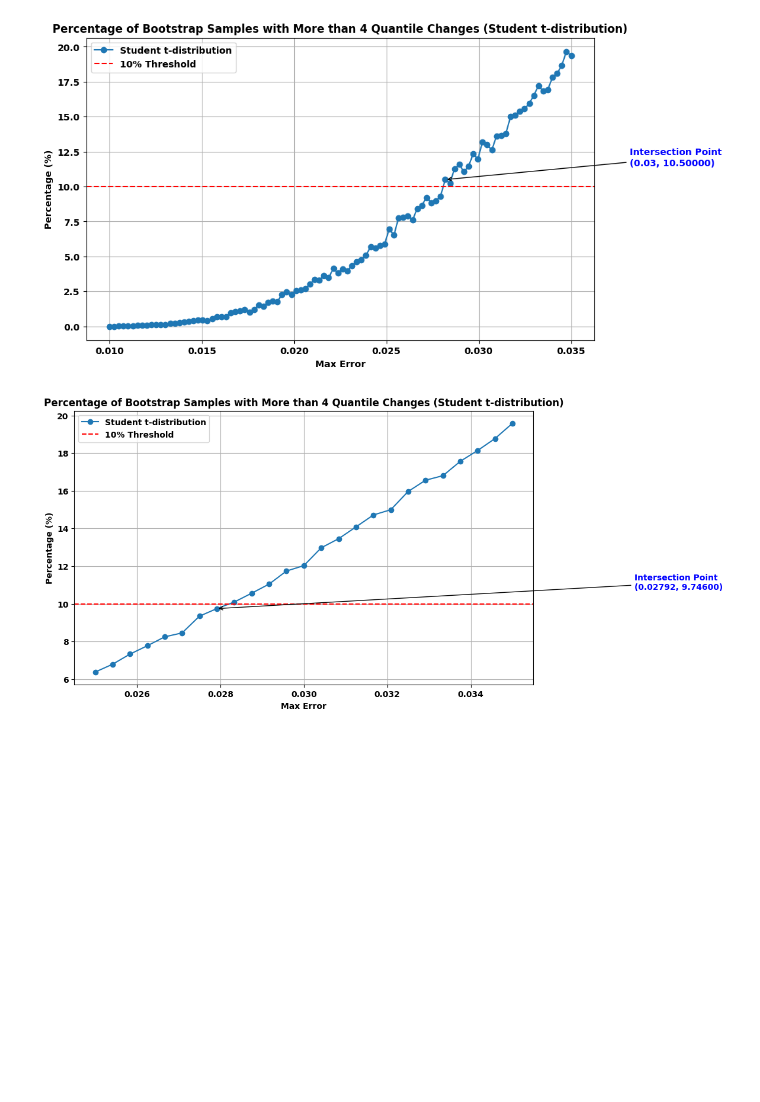
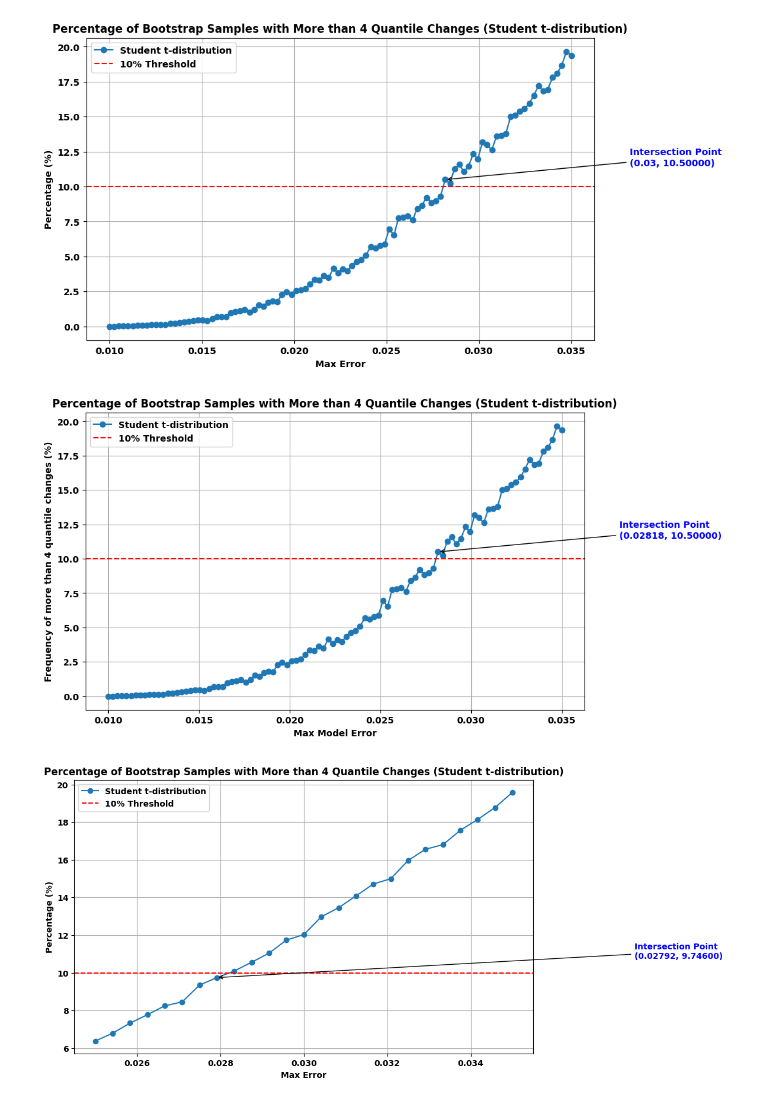
Before and after one commit to kvanarem42/xthreat-error-quantification-agentic, a Jupyter notebook: 3-investigate-results/theta_simulation_euros_2020.ipynb, the cells around one changed output. Drawn from its saved outputs; the diff is of its cells as text; code cells hidden in the pictures; blank space fills up the shorter version.

```diff
--- a/3-investigate-results/theta_simulation_euros_2020.ipynb
+++ b/3-investigate-results/theta_simulation_euros_2020.ipynb
@@ -895,6 +896,31 @@ plt.grid()
 plt.show()
 # %% [output]
 [figure]
+# %%
+# Visualize the results
+plt.figure(figsize=(10, 6))
+plt.plot(max_errors, percent_wrong_student, marker='o', label='Student t-distribution')
+
+# Add a line to indicate 5%
+plt.axhline(y=10, color='r', linestyle='--', label='10% Threshold')
+
+# Annotate the intersection point
+intersection_idx = np.argwhere(percent_wrong_student - 10 > 0)[0][0]
+intersection_x = max_errors[intersection_idx]
+intersection_y = percent_wrong_student[intersection_idx]
+plt.annotate(f'Intersection Point\n({intersection_x:.5f}, {intersection_y:.5f})',
+             xy=(intersection_x, intersection_y), xytext=(intersection_x + 0.01, intersection_y + 1),
+             arrowprops=dict(facecolor='black', arrowstyle='->'),
+             fontsize=10, color='blue')
+
+plt.title('Percentage of Bootstrap Samples with More than 4 Quantile Changes (Student t-distribution)')
+plt.xlabel('Max Model Error')
+plt.ylabel('Frequency of more than 4 quantile changes (%)')
+plt.legend()
+plt.grid()
+plt.show()
+# %% [output]
+[figure, added]
 # %%
 # Define range of max errors and number of bootstraps
 N_bootstrap = 100_000
```
Also changed, not shown: parts of 16 cells of this notebook, 3 other files.
